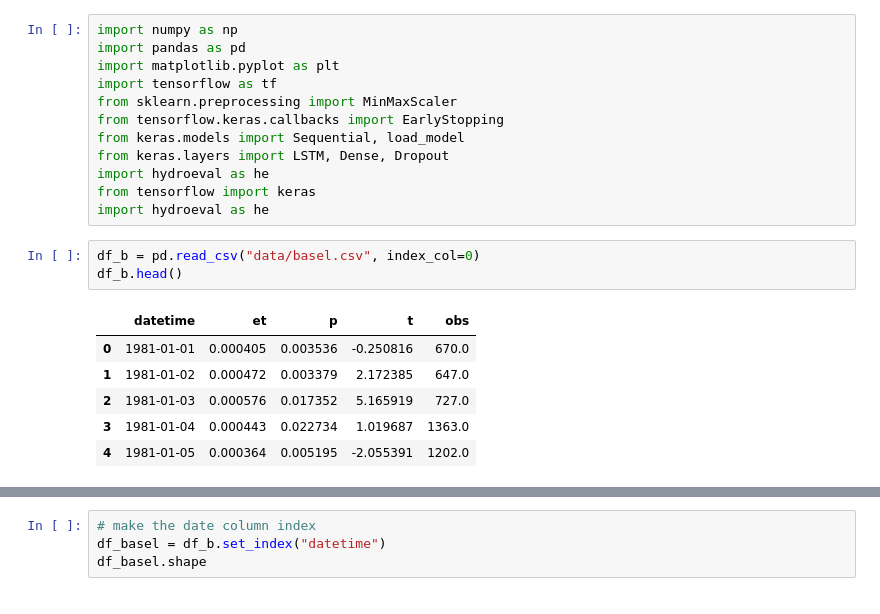
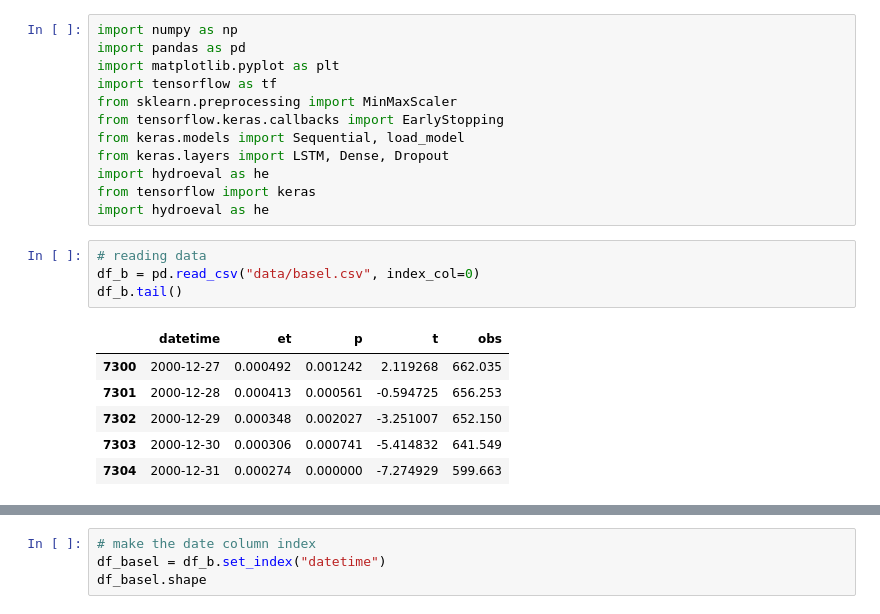
Before and after one commit to Maryam-Afshari/thesis, a Jupyter notebook: LSTM_Basel.ipynb, the cells around one changed output, grey strips where cells are left out. Drawn from its saved outputs; the diff is of its cells as text.

```diff
--- a/LSTM_Basel.ipynb
+++ b/LSTM_Basel.ipynb
@@ -13,12 +13,13 @@ import hydroeval as he
 from tensorflow import keras
 import hydroeval as he
 # %%
+# reading data
 df_b = pd.read_csv("data/basel.csv", index_col=0)
-df_b.head()
+df_b.tail()
 # %% [output]
 |  | datetime | et | p | t | obs |
-| 0 | 1981-01-01 | 0.000405 | 0.003536 | -0.250816 | 670.0 |
-| 1 | 1981-01-02 | 0.000472 | 0.003379 | 2.172385 | 647.0 |
-| 2 | 1981-01-03 | 0.000576 | 0.017352 | 5.165919 | 727.0 |
-| 3 | 1981-01-04 | 0.000443 | 0.022734 | 1.019687 | 1363.0 |
-| 4 | 1981-01-05 | 0.000364 | 0.005195 | -2.055391 | 1202.0 |
+| 7300 | 2000-12-27 | 0.000492 | 0.001242 | 2.119268 | 662.035 |
+| 7301 | 2000-12-28 | 0.000413 | 0.000561 | -0.594725 | 656.253 |
+| 7302 | 2000-12-29 | 0.000348 | 0.002027 | -3.251007 | 652.150 |
+| 7303 | 2000-12-30 | 0.000306 | 0.000741 | -5.414832 | 641.549 |
+| 7304 | 2000-12-31 | 0.000274 | 0.000000 | -7.274929 | 599.663 |
```
Also changed, not shown: parts of 64 cells of this notebook, 8 other files.
